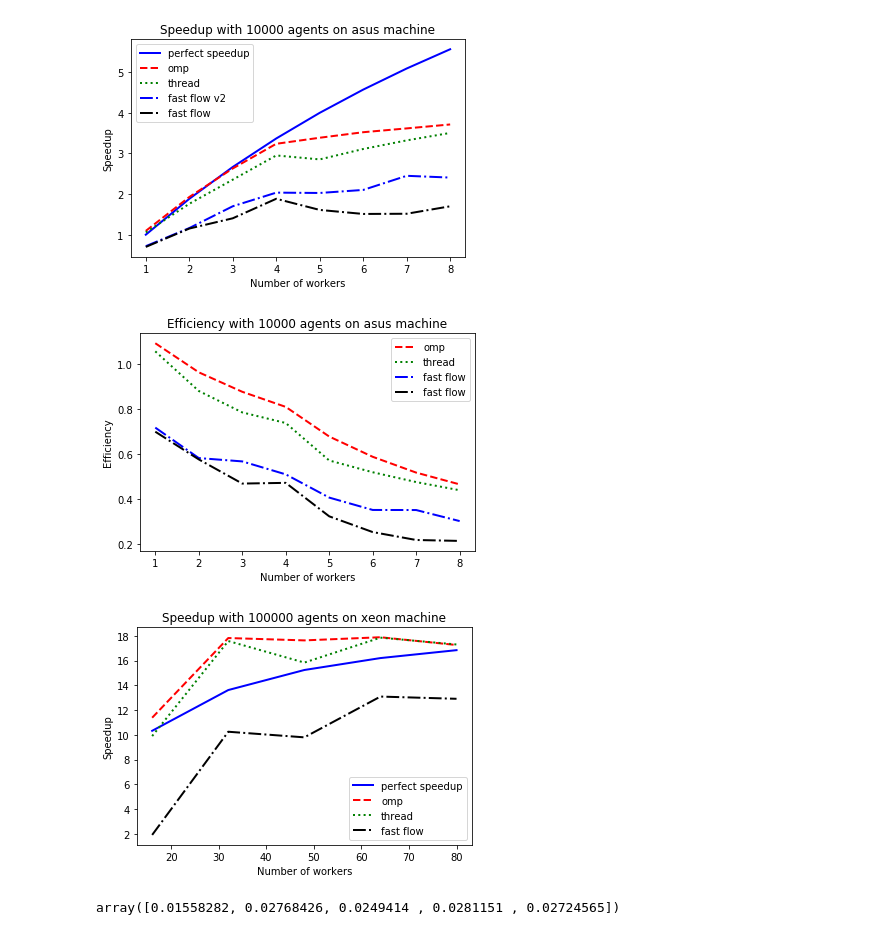
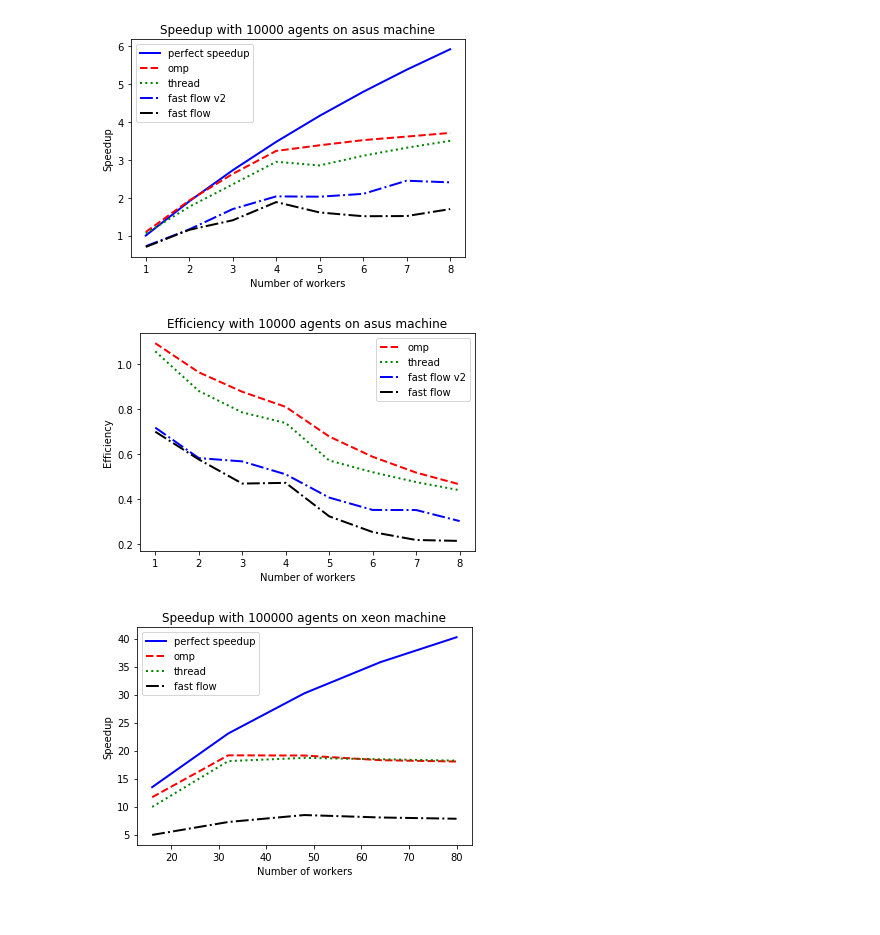
Before and after one commit to MarioBonse/PGA, a Jupyter notebook: tsp/plot_speedup.ipynb, the cells around one changed output. Cells and saved outputs as stored; diff of their text form; code cells hidden in the pictures.

```diff
--- a/tsp/plot_speedup.ipynb
+++ b/tsp/plot_speedup.ipynb
@@ -13,8 +13,7 @@ thread = seq_0/np.array(data["Thread"]).astype(int)
 omp = seq_0/np.array(data["OMP"]).astype(int)
 ff = seq_0/np.array(data["ff"]).astype(int)
 ff_v2 = seq_0/np.array(data["ff_v2"]).astype(int)
-teoretical =1/ ((1/16) + (15/16)/interval)
-# multiple line plot
+teoretical =1/ (f + (1-f)/interval)# multiple line plot
 plt.title("Speedup with 10000 agents on asus machine")
 plt.plot( interval,teoretical, markerfacecolor='blue', linewidth=2,color='blue', label = "perfect speedup")
 plt.plot( interval, omp, markerfacecolor='red', linewidth=2,color='red', label = "omp", linestyle = "--")
@@ -26,46 +25,49 @@ plt.plot( interval, ff,  markerfacecolor='black', linewidth=2,color='black', lab
 plt.xlabel("Number of workers")
 plt.ylabel("Speedup")
 plt.legend()
-plt.savefig('Speedup_asus.png', dpi=300)
+plt.savefig('data/Speedup_asus.png', dpi=300)
 # %% [output]
-[figure, old version]
+[figure, new version]
 # %%
 # multiple line plot
+
 plt.title("Efficiency with 10000 agents on asus machine")
 #plt.plot( interval,seq/interval, markerfacecolor='blue', linewidth=3,color='skyblue', label = "perfect speedup")
 plt.plot( interval, omp/interval, markerfacecolor='red', linewidth=2,color='red', label = "omp", linestyle = "--")
 plt.plot(interval,  thread/interval,  color='green', linewidth=2,  label="thread", linestyle = ":")
-plt.plot( interval,ff_v2/interval,  markerfacecolor='black', linewidth=2,color='blue', label = "fast flow", linestyle = "-.")
+plt.plot( interval,ff_v2/interval,  markerfacecolor='black', linewidth=2,color='blue', label = "fast flow v2", linestyle = "-.")
 plt.plot( interval,ff/interval,  markerfacecolor='black', linewidth=2,color='black', label = "fast flow", linestyle = "-.")
 
 plt.xlabel("Number of workers")
 plt.ylabel("Efficiency")
 plt.legend()
-plt.savefig('Efficiency_asus.png', dpi=300)
+plt.savefig('data/Efficiency_asus.png', dpi=300)
 # %% [output]
-[figure, old version]
+[figure, new version]
 # %%
 data = pd.read_csv("data/speedup_xeon.csv")
+f = 1/80
+
 #seq = np.array(data["seq"]).astype(int)*0.01
-interval = np.array(range(16,81, 16))
+interval = np.array(range(16,257, 16))
 seq_0 = int(data["seq"][0])
 seq = seq_0/np.array([seq_0 / (i)for i in interval])
 
 thread = seq_0/np.array(data["Thread"]).astype(int)
 omp = seq_0/np.array(data["OMP"]).astype(int)
 ff = seq_0/np.array(data["ff"]).astype(int)
-teoretical =1/ ((1/20) + (15/20)/interval)
+teoretical =seq_0/ (f*seq_0 + ((1-f)*seq_0)/interval)
 # multiple line plot
 plt.title("Speedup with 100000 agents on xeon machine")
-plt.plot( interval,teoretical, markerfacecolor='blue', linewidth=2,color='blue', label = "perfect speedup")
-plt.plot( interval, omp, markerfacecolor='red', linewidth=2,color='red', label = "omp", linestyle = "--")
-plt.plot(interval,  thread,  color='green', linewidth=2,  label="thread", linestyle = ":")
+plt.plot( interval[:5],teoretical[:5], markerfacecolor='blue', linewidth=2,color='blue', label = "perfect speedup")
+plt.plot( interval[:5], omp[:5], markerfacecolor='red', linewidth=2,color='red', label = "omp", linestyle = "--")
+plt.plot(interval[:5],  thread[:5],  color='green', linewidth=2,  label="thread", linestyle = ":")
 
-plt.plot( interval, ff,  markerfacecolor='black', linewidth=2,color='black', label = "fast flow", linestyle = "-.")
+plt.plot( interval[:5], ff[:5],  markerfacecolor='black', linewidth=2,color='black', label = "fast flow", linestyle = "-.")
 
 plt.xlabel("Number of workers")
 plt.ylabel("Speedup")
 plt.legend()
-plt.savefig('Speedup_asus.png', dpi=300)
+plt.savefig('data/Speedup_xeon.png', dpi=300)
 # %% [output]
-[figure, old version]
+[figure, new version]
@@ -74,4 +73,0 @@ interval = np.array(range(16,81, 16))
-# %%
-thread
-# %% [output]
-array([0.01558282, 0.02768426, 0.0249414 , 0.0281151 , 0.02724565])
```
Also changed, not shown: parts of 1 cell of this notebook, 9 other files.
